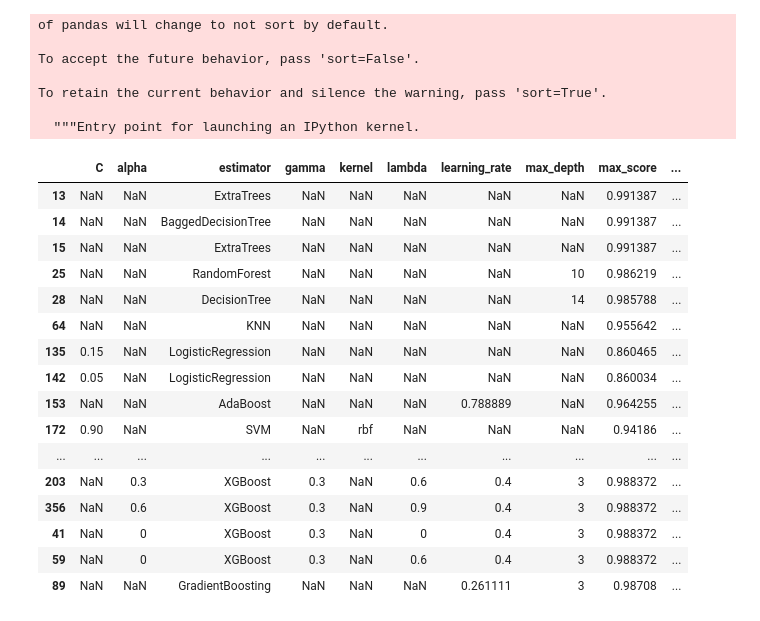
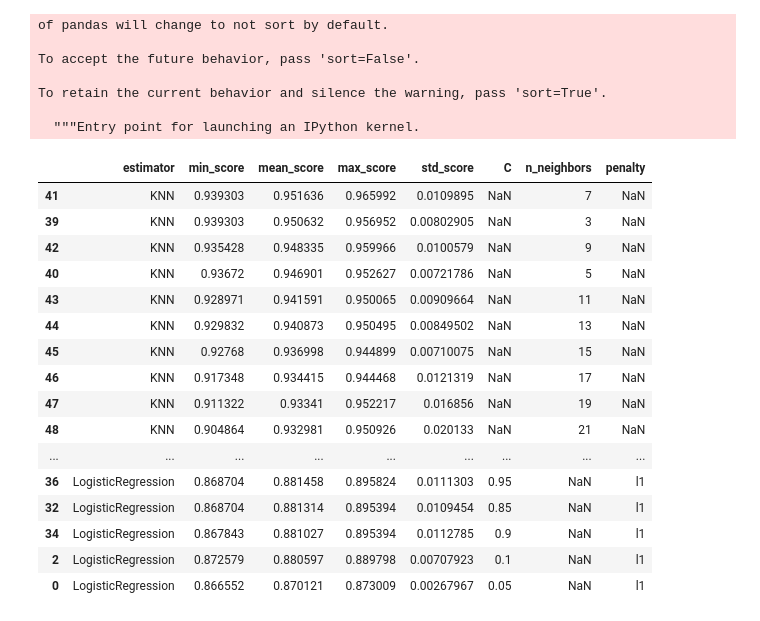
Before and after one commit to bearylogical/west_nile_colab, a Jupyter notebook: 03_model_optimization.ipynb, the cells around one changed output. Drawn from its saved outputs; the diff is of its cells as text; code cells hidden in the pictures.

```diff
--- a/03_model_optimization.ipynb
+++ b/03_model_optimization.ipynb
@@ -160,5 +169,5 @@ Fitting 3 folds for each of 300 candidates, totalling 900 fits
 # %% [markdown]
 We then score our different models and output our results to a csv for archival.
 # %%
-score2=search.score_summary(sort_by='max_score')
+score1=search.score_summary(sort_by='mean_score')
 # %% [output]
@@ -166,5 +182,5 @@ GradientBoosting
 # %%
-score1=pd.read_csv(r'.\data\score2.csv')
+score1=pd.read_csv(r'.\data\score3.csv')
 # %%
 score1=pd.concat([score1,score2])
 # %% [output]
@@ -177,3 +193,23 @@ To retain the current behavior and silence the warning, pass 'sort=True'.
   """Entry point for launching an IPython kernel.
 # %%
 score1.to_csv(r'.\data\score3.csv',index=False)
+# %%
+score1
+# %% [output]
+|  | estimator | min_score | mean_score | max_score | std_score | C | n_neighbors | penalty |
+| 41 | KNN | 0.939303 | 0.951636 | 0.965992 | 0.0109895 | NaN | 7 | NaN |
+| 39 | KNN | 0.939303 | 0.950632 | 0.956952 | 0.00802905 | NaN | 3 | NaN |
+| 42 | KNN | 0.935428 | 0.948335 | 0.959966 | 0.0100579 | NaN | 9 | NaN |
+| 40 | KNN | 0.93672 | 0.946901 | 0.952627 | 0.00721786 | NaN | 5 | NaN |
+| 43 | KNN | 0.928971 | 0.941591 | 0.950065 | 0.00909664 | NaN | 11 | NaN |
+| 44 | KNN | 0.929832 | 0.940873 | 0.950495 | 0.00849502 | NaN | 13 | NaN |
+| 45 | KNN | 0.92768 | 0.936998 | 0.944899 | 0.00710075 | NaN | 15 | NaN |
+| 46 | KNN | 0.917348 | 0.934415 | 0.944468 | 0.0121319 | NaN | 17 | NaN |
+| 47 | KNN | 0.911322 | 0.93341 | 0.952217 | 0.016856 | NaN | 19 | NaN |
+| 48 | KNN | 0.904864 | 0.932981 | 0.950926 | 0.020133 | NaN | 21 | NaN |
+| ... | ... | ... | ... | ... | ... | ... | ... | ... |
+| 36 | LogisticRegression | 0.868704 | 0.881458 | 0.895824 | 0.0111303 | 0.95 | NaN | l1 |
+| 32 | LogisticRegression | 0.868704 | 0.881314 | 0.895394 | 0.0109454 | 0.85 | NaN | l1 |
+| 34 | LogisticRegression | 0.867843 | 0.881027 | 0.895394 | 0.0112785 | 0.9 | NaN | l1 |
+| 2 | LogisticRegression | 0.872579 | 0.880597 | 0.889798 | 0.00707923 | 0.1 | NaN | l1 |
+| 0 | LogisticRegression | 0.866552 | 0.870121 | 0.873009 | 0.00267967 | 0.05 | NaN | l1 |
@@ -180,20 +218,2 @@ score1.to_csv(r'.\data\score3.csv',index=False)
 # %%
-score1[score1['mean_score'] == score1.groupby('estimator')['mean_score'].transform('max')]
+scores = score1[score1['mean_score'] == score1.groupby('estimator')['mean_score'].transform('max')]
-# %% [output]
-|  | C | alpha | estimator | gamma | kernel | lambda | learning_rate | max_depth | max_score | ... |
-| 13 | NaN | NaN | ExtraTrees | NaN | NaN | NaN | NaN | NaN | 0.991387 | ... |
-| 14 | NaN | NaN | BaggedDecisionTree | NaN | NaN | NaN | NaN | NaN | 0.991387 | ... |
-| 15 | NaN | NaN | ExtraTrees | NaN | NaN | NaN | NaN | NaN | 0.991387 | ... |
-| 25 | NaN | NaN | RandomForest | NaN | NaN | NaN | NaN | 10 | 0.986219 | ... |
-| 28 | NaN | NaN | DecisionTree | NaN | NaN | NaN | NaN | 14 | 0.985788 | ... |
-| 64 | NaN | NaN | KNN | NaN | NaN | NaN | NaN | NaN | 0.955642 | ... |
-| 135 | 0.15 | NaN | LogisticRegression | NaN | NaN | NaN | NaN | NaN | 0.860465 | ... |
-| 142 | 0.05 | NaN | LogisticRegression | NaN | NaN | NaN | NaN | NaN | 0.860034 | ... |
-| 153 | NaN | NaN | AdaBoost | NaN | NaN | NaN | 0.788889 | NaN | 0.964255 | ... |
-| 172 | 0.90 | NaN | SVM | NaN | rbf | NaN | NaN | NaN | 0.94186 | ... |
-| ... | ... | ... | ... | ... | ... | ... | ... | ... | ... | ... |
-| 203 | NaN | 0.3 | XGBoost | 0.3 | NaN | 0.6 | 0.4 | 3 | 0.988372 | ... |
-| 356 | NaN | 0.6 | XGBoost | 0.3 | NaN | 0.9 | 0.4 | 3 | 0.988372 | ... |
-| 41 | NaN | 0 | XGBoost | 0.3 | NaN | 0 | 0.4 | 3 | 0.988372 | ... |
-| 59 | NaN | 0 | XGBoost | 0.3 | NaN | 0.6 | 0.4 | 3 | 0.988372 | ... |
-| 89 | NaN | NaN | GradientBoosting | NaN | NaN | NaN | 0.261111 | 3 | 0.98708 | ... |
```
Also changed, not shown: parts of 16 cells of this notebook, 1 other file.
